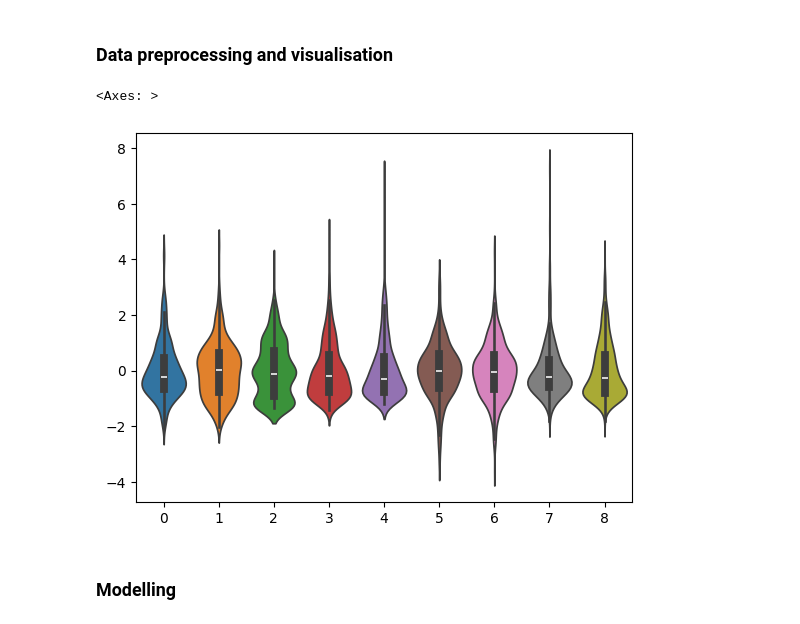
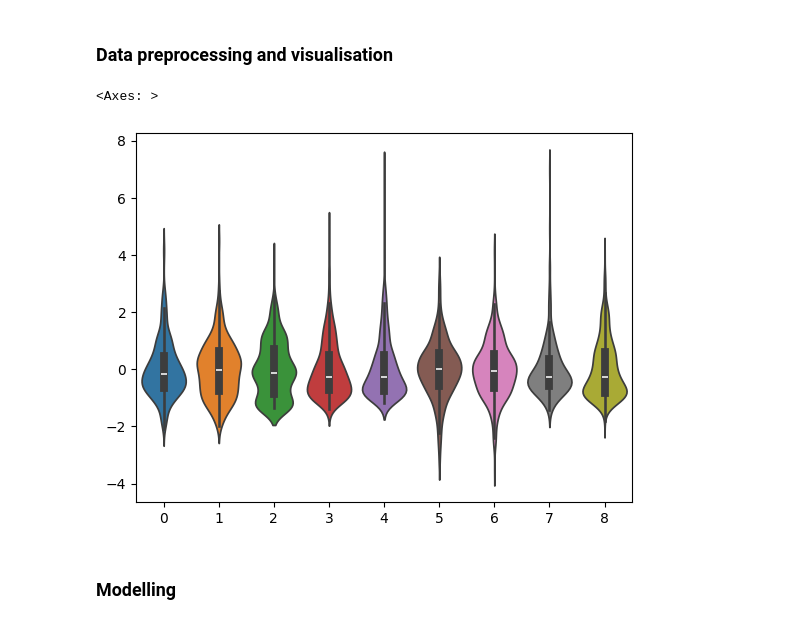
Before and after one commit to JohannesStandal/DAT200, a Jupyter notebook: CA3/CA3_template.ipynb, the cells around one changed output. Saved outputs shown, nothing was run; the diff lists cells and outputs as text; code cells hidden in the pictures.

```diff
--- a/CA3/CA3_template.ipynb
+++ b/CA3/CA3_template.ipynb
@@ -34,22 +34,22 @@ df_train = df_train.dropna(axis=0)
 # %%
 x_train = df_train.drop(['quality', 'Id', 'chlorides', 'residual sugar'], axis=1)
 y_train = df_train['quality']
 
 X_train, X_test, Y_train, Y_test = sk.model_selection.train_test_split(
     x_train, y_train,
-    test_size=0.25,
+    test_size=0.4,
     random_state=42
 )
 
 scaler = sk.preprocessing.StandardScaler()
 
 X_train_scaled = scaler.fit_transform(X_train)
 X_test_scaled = scaler.transform(X_test)
 
 sns.violinplot(X_train_scaled)
 # %% [output]
 <Axes: >
-[figure, old version]
+[figure, new version]
 # %% [markdown]
 ### Modelling
 # %%
```
Also changed, not shown: parts of 3 cells of this notebook.
